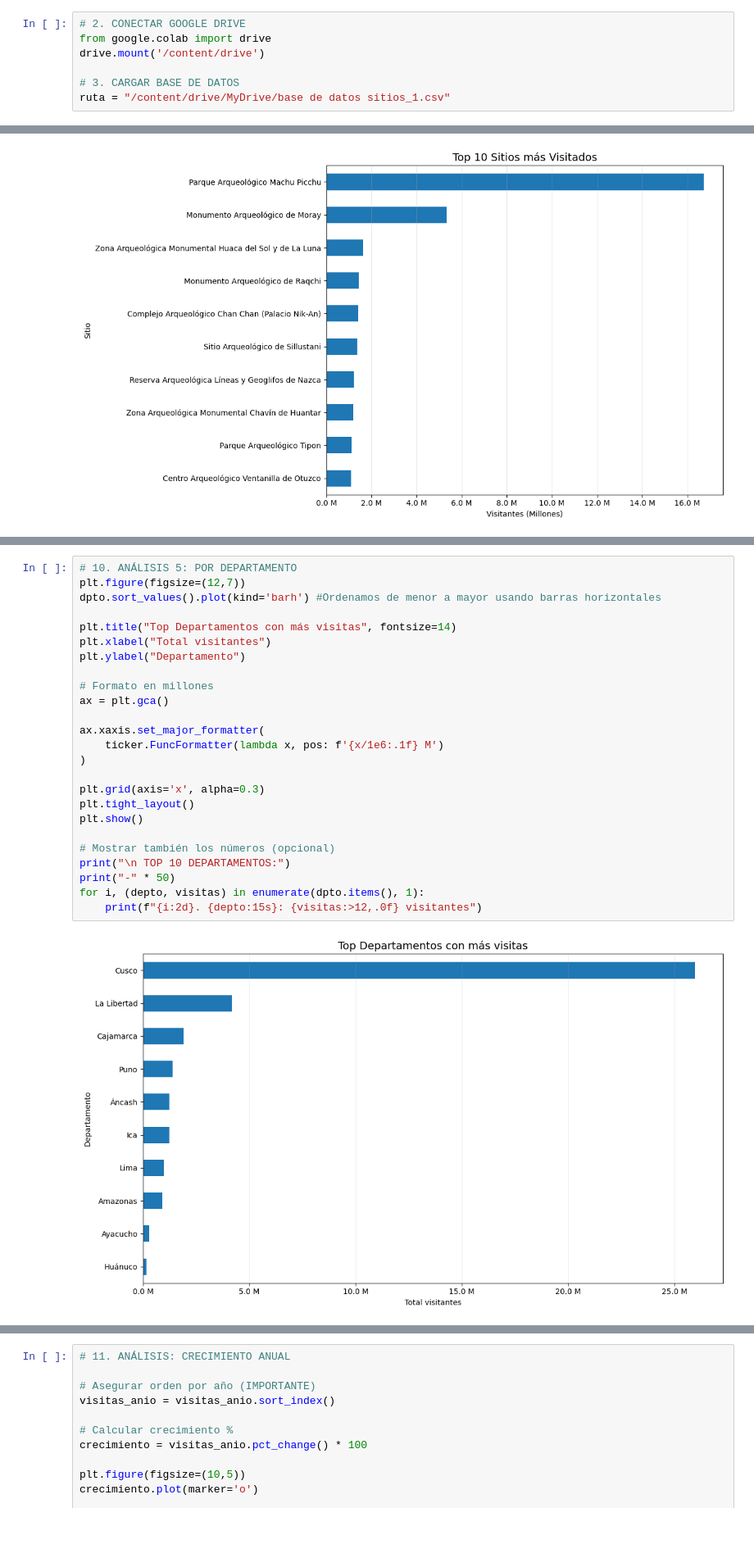
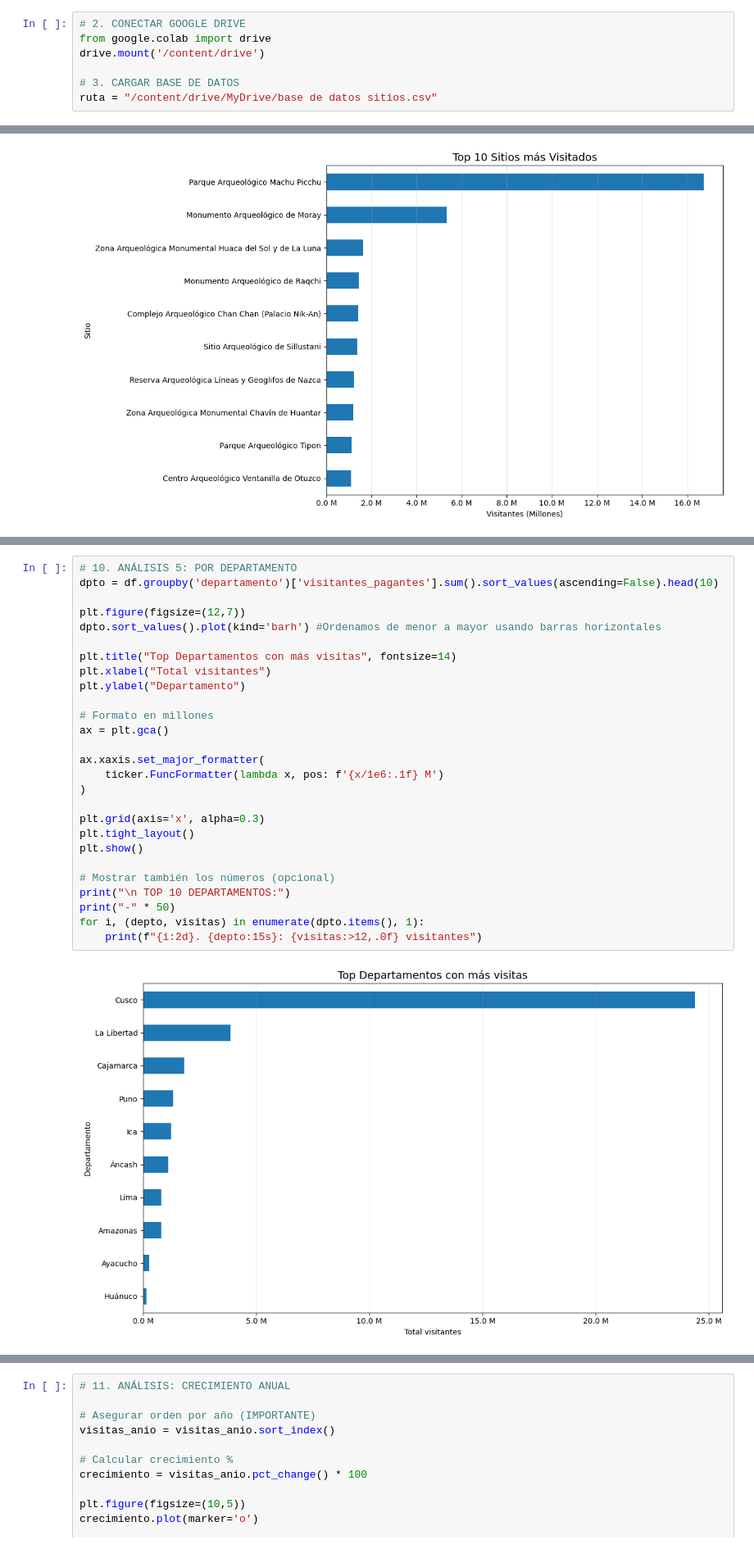
Before and after one commit to Taniice/Analisis-Visitantes-a-Sitios-Arqueologicos, a Jupyter notebook: Analisis_Visitas_a_Sitios_Arqueologicos.ipynb, the cells around one changed output, grey strips where cells are left out. Shown at 82% size. Cells and saved outputs as stored; diff of their text form.

```diff
--- a/Analisis_Visitas_a_Sitios_Arqueologicos.ipynb
+++ b/Analisis_Visitas_a_Sitios_Arqueologicos.ipynb
@@ -16,5 +16,5 @@ from google.colab import drive
 drive.mount('/content/drive')
 
 # 3. CARGAR BASE DE DATOS
-ruta = "/content/drive/MyDrive/base de datos sitios_1.csv"
+ruta = "/content/drive/MyDrive/base de datos sitios.csv"
 # %% [output]
@@ -231,29 +232,31 @@ plt.show()
 # %%
 # 10. ANÁLISIS 5: POR DEPARTAMENTO
+dpto = df.groupby('departamento')['visitantes_pagantes'].sum().sort_values(ascending=False).head(10)
+
 plt.figure(figsize=(12,7))
 dpto.sort_values().plot(kind='barh') #Ordenamos de menor a mayor usando barras horizontales
 
 plt.title("Top Departamentos con más visitas", fontsize=14)
 plt.xlabel("Total visitantes")
 plt.ylabel("Departamento")
 
 # Formato en millones
 ax = plt.gca()
 
 ax.xaxis.set_major_formatter(
     ticker.FuncFormatter(lambda x, pos: f'{x/1e6:.1f} M')
 )
 
 plt.grid(axis='x', alpha=0.3)
 plt.tight_layout()
 plt.show()
 
 # Mostrar también los números (opcional)
 print("\n TOP 10 DEPARTAMENTOS:")
 print("-" * 50)
 for i, (depto, visitas) in enumerate(dpto.items(), 1):
     print(f"{i:2d}. {depto:15s}: {visitas:>12,.0f} visitantes")
 # %% [output]
-[figure, old version]
+[figure, new version]
  TOP 10 DEPARTAMENTOS:
 --------------------------------------------------
```
Also changed, not shown: parts of 9 cells of this notebook.
